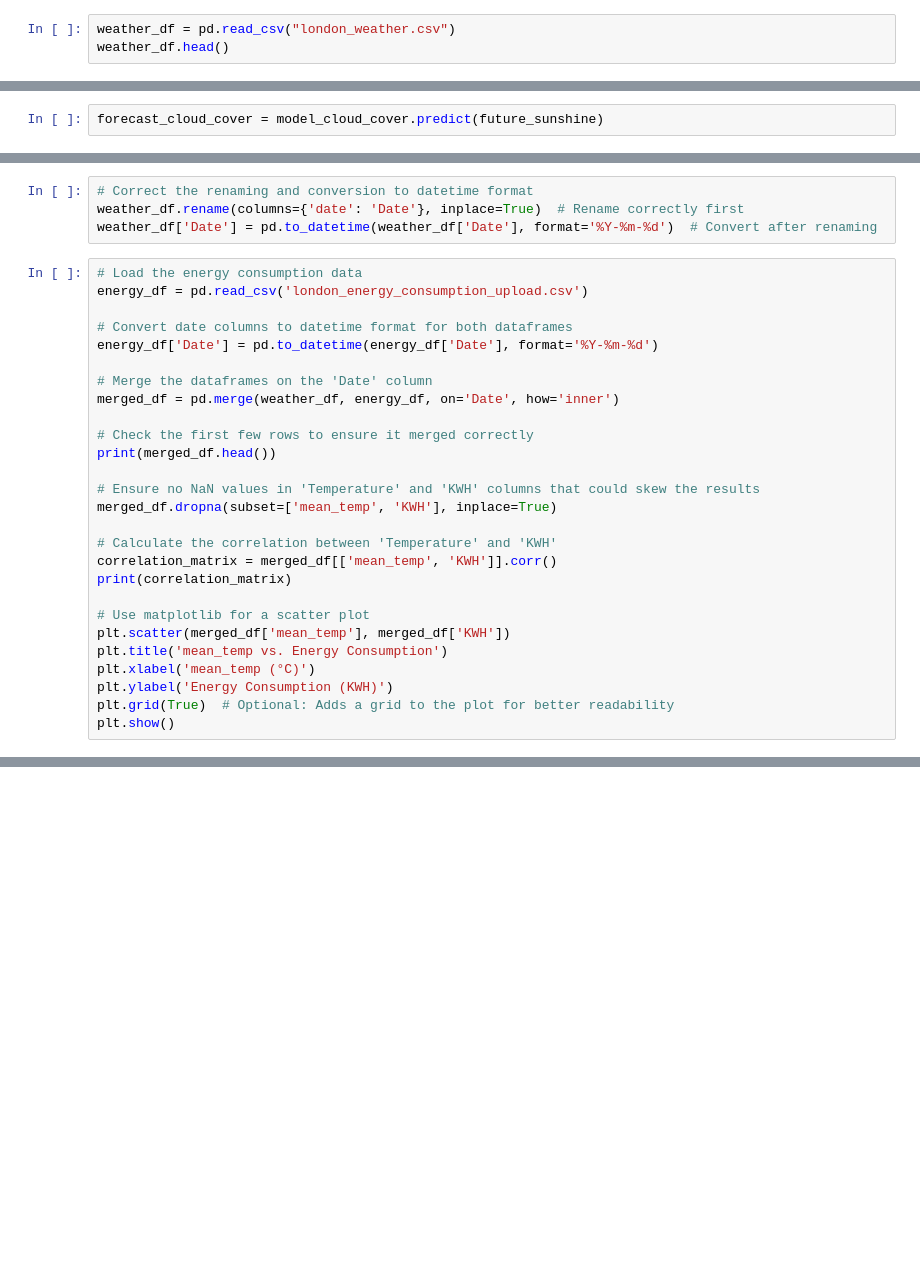
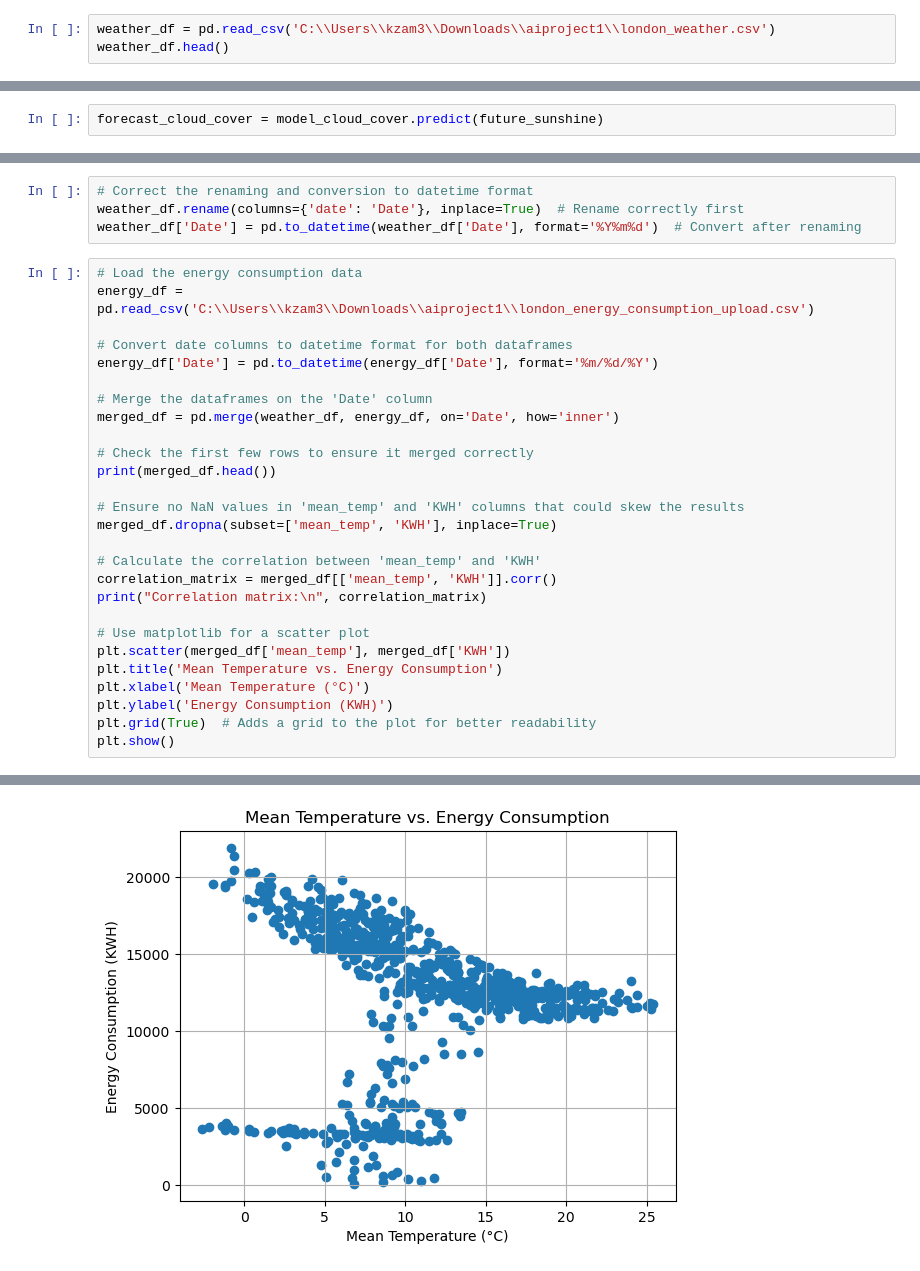
Before and after one commit to cattienl/project1, a Jupyter notebook: project1.ipynb, the cells around one changed output, grey strips where cells are left out. Saved outputs shown, nothing was run; the diff lists cells and outputs as text; blank space fills up the shorter version.

Commit message:
fixed csv location and date format

```diff
--- a/project1.ipynb
+++ b/project1.ipynb
@@ -35,6 +9,6 @@ import matplotlib.pyplot as plt
 from prophet import Prophet
 from datetime import datetime
 # %%
-weather_df = pd.read_csv("london_weather.csv")
+weather_df = pd.read_csv('C:\\Users\\kzam3\\Downloads\\aiproject1\\london_weather.csv')
 weather_df.head()
 # %% [output]
@@ -107,13 +46,13 @@ fig_cloud_cover_a = model_cloud_cover.plot_components(forecast_cloud_cover)
 # %%
 # Correct the renaming and conversion to datetime format
 weather_df.rename(columns={'date': 'Date'}, inplace=True)  # Rename correctly first
-weather_df['Date'] = pd.to_datetime(weather_df['Date'], format='%Y-%m-%d')  # Convert after renaming
+weather_df['Date'] = pd.to_datetime(weather_df['Date'], format='%Y%m%d')  # Convert after renaming
 # %%
 # Load the energy consumption data
-energy_df = pd.read_csv('london_energy_consumption_upload.csv')
+energy_df = pd.read_csv('C:\\Users\\kzam3\\Downloads\\aiproject1\\london_energy_consumption_upload.csv')
 
 # Convert date columns to datetime format for both dataframes
-energy_df['Date'] = pd.to_datetime(energy_df['Date'], format='%Y-%m-%d')
+energy_df['Date'] = pd.to_datetime(energy_df['Date'], format='%m/%d/%Y')
 
 # Merge the dataframes on the 'Date' column
 merged_df = pd.merge(weather_df, energy_df, on='Date', how='inner')
@@ -121,17 +60,18 @@ merged_df = pd.merge(weather_df, energy_df, on='Date', how='inner')
 # Check the first few rows to ensure it merged correctly
 print(merged_df.head())
 
-# Ensure no NaN values in 'Temperature' and 'KWH' columns that could skew the results
+# Ensure no NaN values in 'mean_temp' and 'KWH' columns that could skew the results
 merged_df.dropna(subset=['mean_temp', 'KWH'], inplace=True)
 
-# Calculate the correlation between 'Temperature' and 'KWH'
+# Calculate the correlation between 'mean_temp' and 'KWH'
 correlation_matrix = merged_df[['mean_temp', 'KWH']].corr()
-print(correlation_matrix)
+print("Correlation matrix:\n", correlation_matrix)
 
 # Use matplotlib for a scatter plot
 plt.scatter(merged_df['mean_temp'], merged_df['KWH'])
-plt.title('mean_temp vs. Energy Consumption')
-plt.xlabel('mean_temp (°C)')
+plt.title('Mean Temperature vs. Energy Consumption')
+plt.xlabel('Mean Temperature (°C)')
 plt.ylabel('Energy Consumption (KWH)')
-plt.grid(True)  # Optional: Adds a grid to the plot for better readability
+plt.grid(True)  # Adds a grid to the plot for better readability
 plt.show()
+# %% [output]
@@ -137,0 +95 @@ plt.show()
+[figure, added]
```
Also changed, not shown: parts of 11 cells of this notebook.
